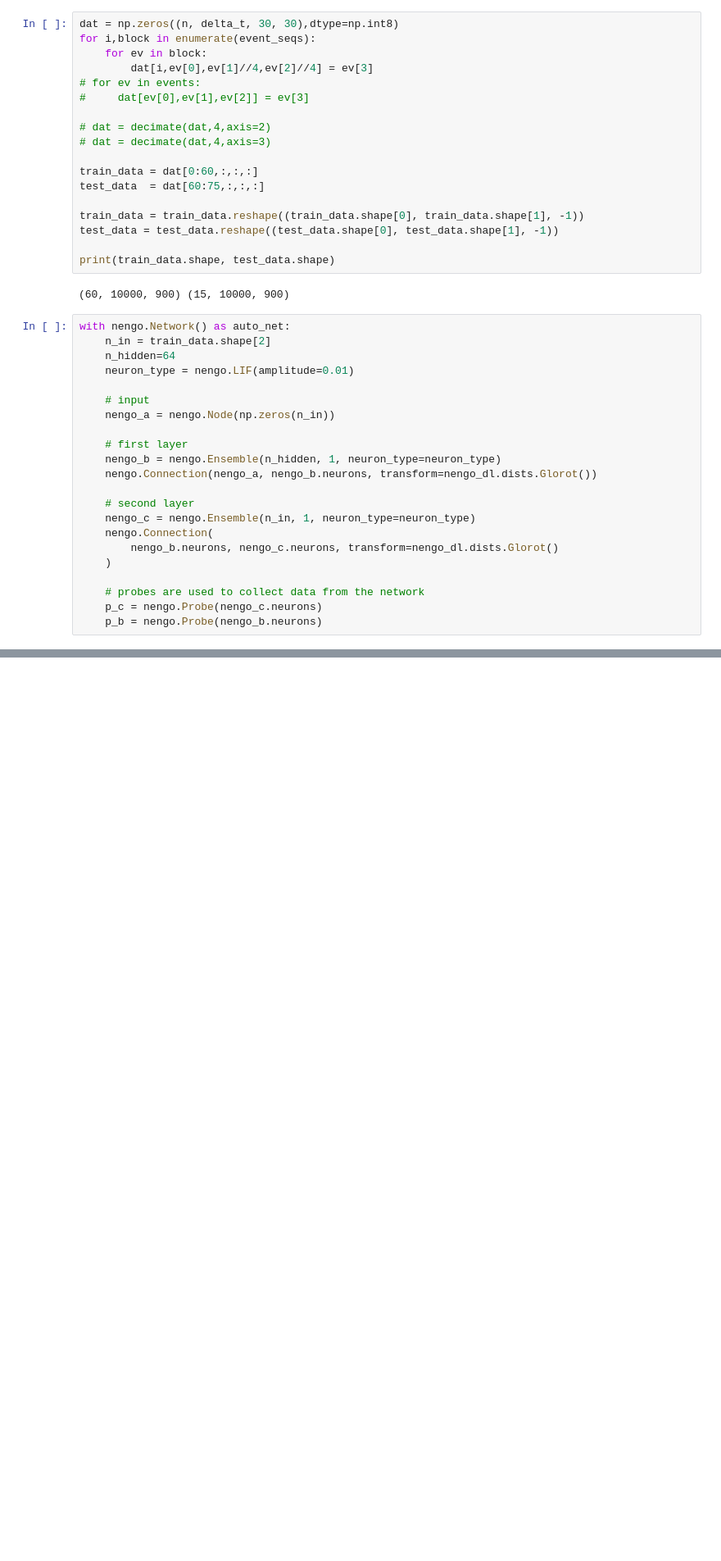
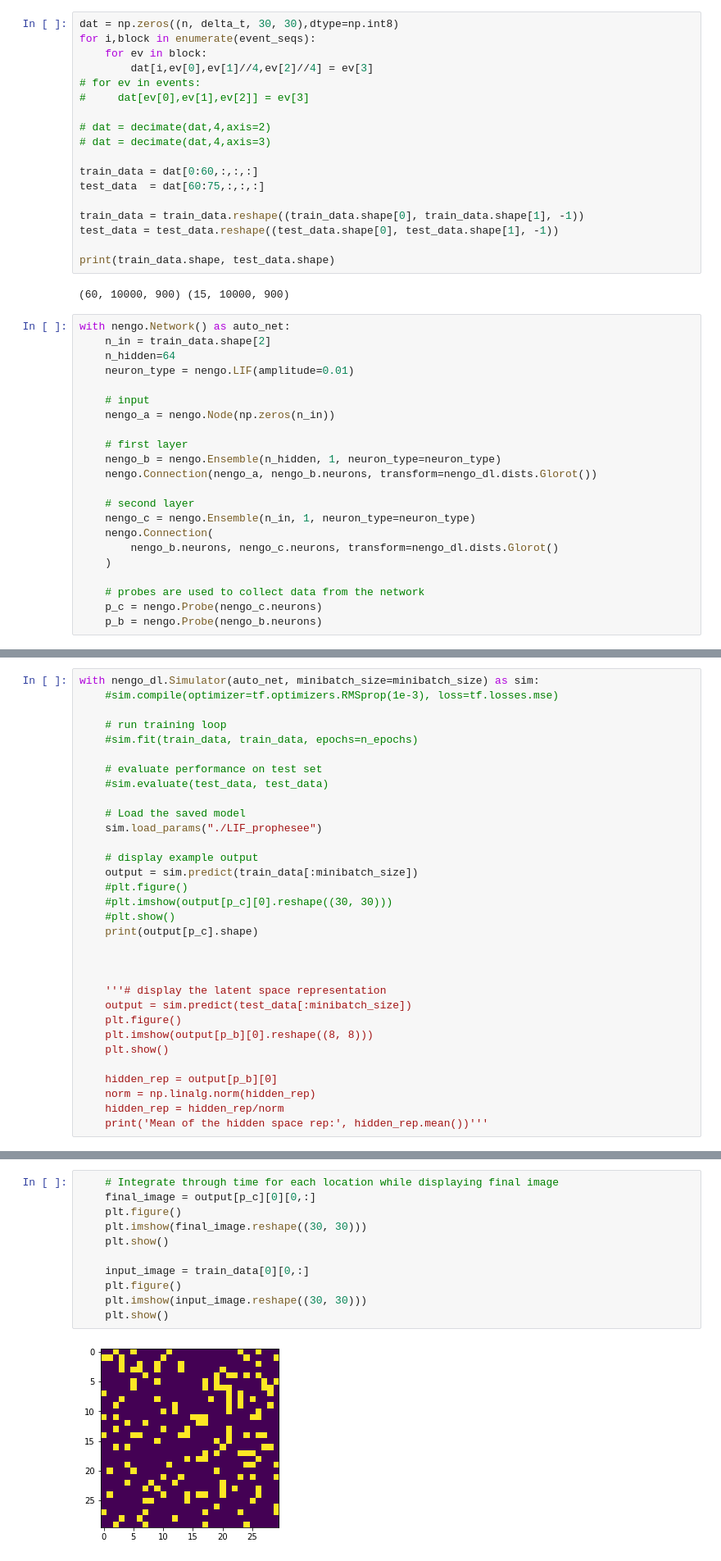
Before and after one commit to karthik-somayaji/ece594bb_pl-proj, a Jupyter notebook: spiking_encoder.ipynb, the cells around one changed output, grey strips where cells are left out. Shown at 82% size. Saved outputs shown, nothing was run; the diff lists cells and outputs as text; blank space fills up the shorter version.

```diff
--- a/spiking_encoder.ipynb
+++ b/spiking_encoder.ipynb
@@ -126,0 +128,32 @@ InternalError: 2 root error(s) found.
+# %%
+with nengo_dl.Simulator(auto_net, minibatch_size=minibatch_size) as sim:
+    #sim.compile(optimizer=tf.optimizers.RMSprop(1e-3), loss=tf.losses.mse)
+
+    # run training loop
+    #sim.fit(train_data, train_data, epochs=n_epochs)
+
+    # evaluate performance on test set
+    #sim.evaluate(test_data, test_data)
+
+    # Load the saved model
+    sim.load_params("./LIF_prophesee")
+
+    # display example output
+    output = sim.predict(train_data[:minibatch_size])
+    #plt.figure()
+    #plt.imshow(output[p_c][0].reshape((30, 30)))
+    #plt.show()
+    print(output[p_c].shape)
+
+
+
+    '''# display the latent space representation
+    output = sim.predict(test_data[:minibatch_size])
+    plt.figure()
+    plt.imshow(output[p_b][0].reshape((8, 8)))
+    plt.show()
+
+    hidden_rep = output[p_b][0]
+    norm = np.linalg.norm(hidden_rep)
+    hidden_rep = hidden_rep/norm
+    print('Mean of the hidden space rep:', hidden_rep.mean())'''
@@ -126,0 +180,13 @@ InternalError: 2 root error(s) found.
+# %%
+    # Integrate through time for each location while displaying final image
+    final_image = output[p_c][0][0,:]
+    plt.figure()
+    plt.imshow(final_image.reshape((30, 30)))
+    plt.show()
+
+    input_image = train_data[0][0,:]
+    plt.figure()
+    plt.imshow(input_image.reshape((30, 30)))
+    plt.show()
+# %% [output]
+[figure, added]
```
Also changed, not shown: parts of 5 cells of this notebook, 3 other files.
